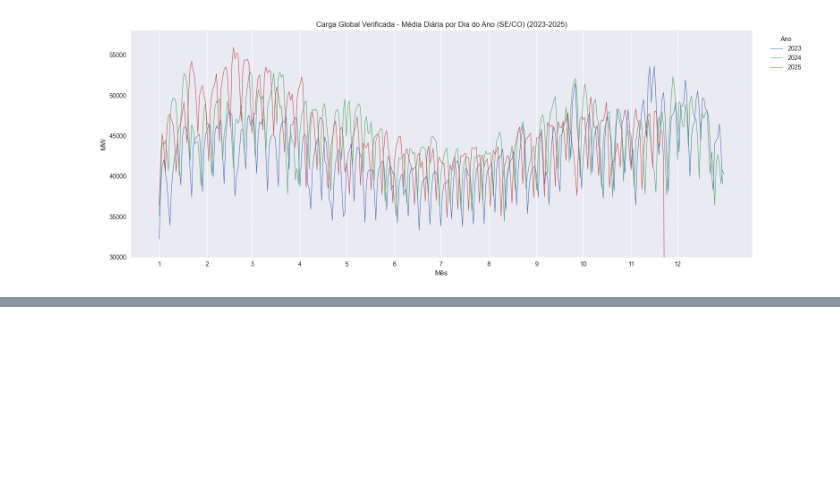
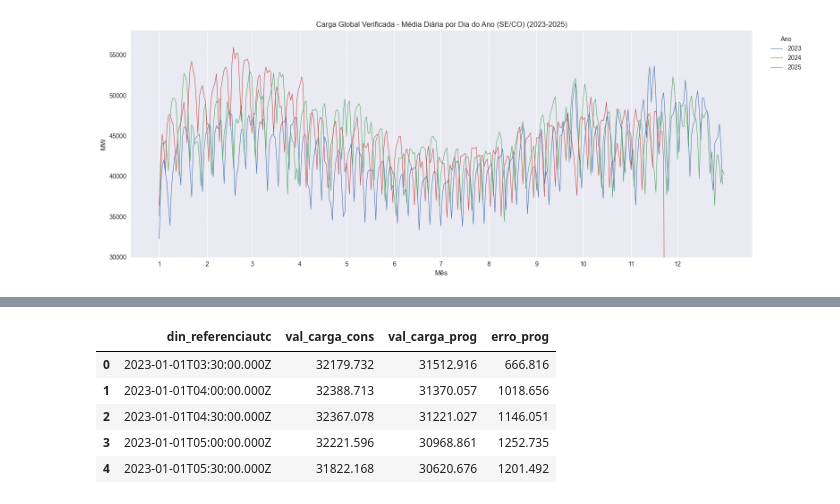
Before and after one commit to edmar-bevilaqua/cmp259-thermal-dispatch-project, a Jupyter notebook: exploratory_data_analysis.ipynb, the cells around one changed output, grey strips where cells are left out. Drawn from its saved outputs; the diff is of its cells as text; code cells hidden in the pictures; blank space fills up the shorter version.

```diff
--- a/exploratory_data_analysis.ipynb
+++ b/exploratory_data_analysis.ipynb
@@ -133,0 +160,19 @@ plt.show()
+# %%
+df_carga = (
+    df_carga_v[["din_referenciautc", "val_cargaglobalcons"]]
+    .merge(
+        df_carga_p[["din_referenciautc", "val_cargaglobalprogramada"]]
+        .rename(columns={"val_cargaglobalprogramada": "val_carga_prog"}),
+        on="din_referenciautc",
+        how="inner"
+    ).rename(columns={"val_cargaglobalcons": "val_carga_cons"})
+)
+df_carga["erro_prog"] = df_carga["val_carga_cons"] - df_carga["val_carga_prog"]
+df_carga.head()
+# %% [output]
+|  | din_referenciautc | val_carga_cons | val_carga_prog | erro_prog |
+| 0 | 2023-01-01T03:30:00.000Z | 32179.732 | 31512.916 | 666.816 |
+| 1 | 2023-01-01T04:00:00.000Z | 32388.713 | 31370.057 | 1018.656 |
+| 2 | 2023-01-01T04:30:00.000Z | 32367.078 | 31221.027 | 1146.051 |
+| 3 | 2023-01-01T05:00:00.000Z | 32221.596 | 30968.861 | 1252.735 |
+| 4 | 2023-01-01T05:30:00.000Z | 31822.168 | 30620.676 | 1201.492 |
```
Also changed, not shown: parts of 3 cells of this notebook.
